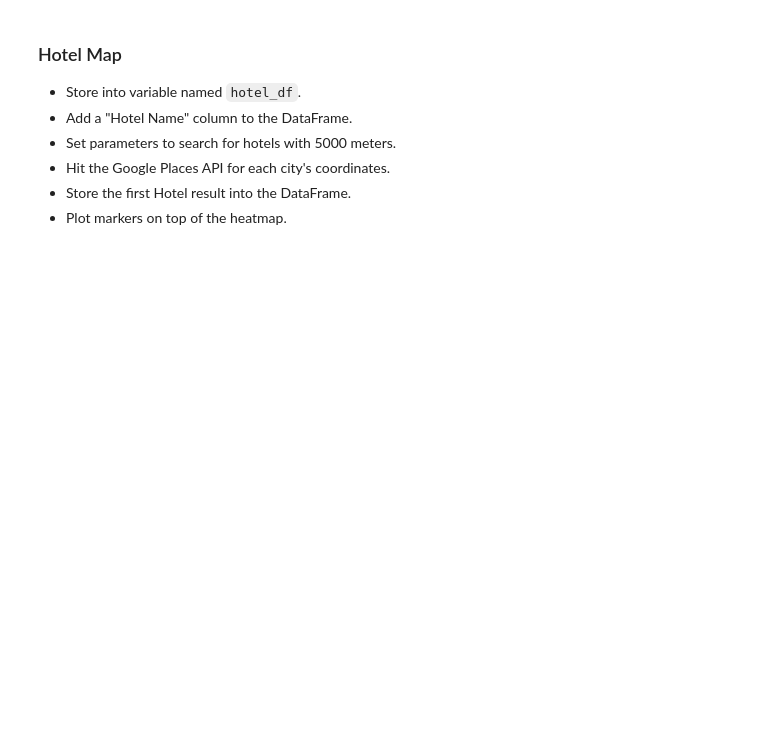
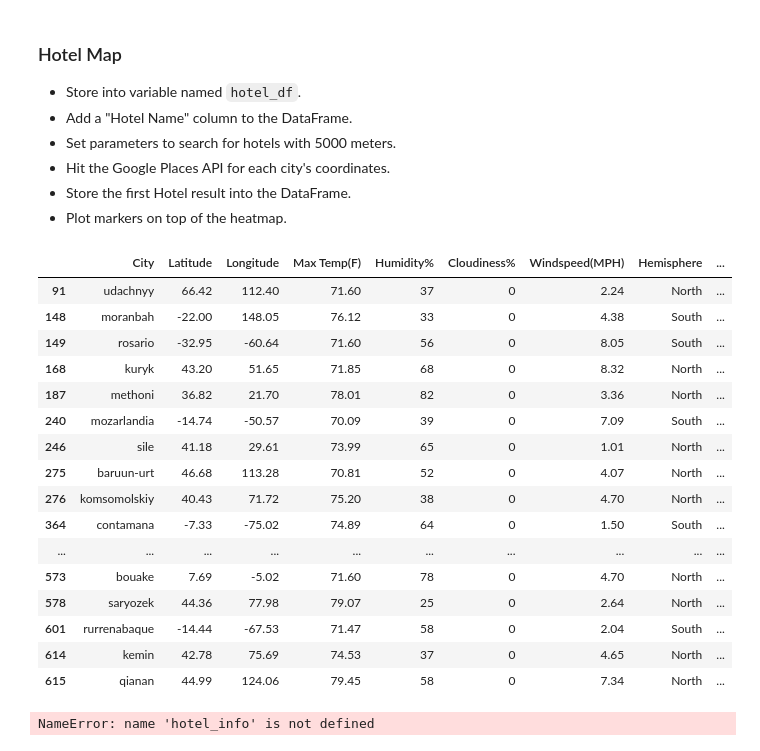
Before and after one commit to MrATX/API_PythonChallenge, a Jupyter notebook: starter_code/VacationPy.ipynb, the cells around one changed output. Cells and saved outputs as stored; diff of their text form; code cells hidden in the pictures; blank space fills up the shorter version.

```diff
--- a/starter_code/VacationPy.ipynb
+++ b/starter_code/VacationPy.ipynb
@@ -65,6 +100,44 @@ fig
 * Hit the Google Places API for each city's coordinates.
 * Store the first Hotel result into the DataFrame.
 * Plot markers on top of the heatmap.
+# %%
+locales = (hotel_df[['Latitude','Longitude']])
+# %%
+for index, row in locales.iterrows():
+    url = "https://maps.googleapis.com/maps/api/place/nearbysearch/json"
+    params = {
+        "location":f"{row[0]},{row[1]}",
+        "radius":5000,
+        "type":"lodging",
+        "key":g_key
+    }
+    response = requests.get(url,params=params).json()
+    results = response["results"]
+
+    try:
+        hotel_df.loc[index,"Hotel Name"] = results[0]["name"]
+    except (KeyError,IndexError):
+        pass
+hotel_df = hotel_df.dropna()
+hotel_df
+# %% [output]
+|  | City | Latitude | Longitude | Max Temp(F) | Humidity% | Cloudiness% | Windspeed(MPH) | Hemisphere | ... |
+| 91 | udachnyy | 66.42 | 112.40 | 71.60 | 37 | 0 | 2.24 | North | ... |
+| 148 | moranbah | -22.00 | 148.05 | 76.12 | 33 | 0 | 4.38 | South | ... |
+| 149 | rosario | -32.95 | -60.64 | 71.60 | 56 | 0 | 8.05 | South | ... |
+| 168 | kuryk | 43.20 | 51.65 | 71.85 | 68 | 0 | 8.32 | North | ... |
+| 187 | methoni | 36.82 | 21.70 | 78.01 | 82 | 0 | 3.36 | North | ... |
+| 240 | mozarlandia | -14.74 | -50.57 | 70.09 | 39 | 0 | 7.09 | South | ... |
+| 246 | sile | 41.18 | 29.61 | 73.99 | 65 | 0 | 1.01 | North | ... |
+| 275 | baruun-urt | 46.68 | 113.28 | 70.81 | 52 | 0 | 4.07 | North | ... |
+| 276 | komsomolskiy | 40.43 | 71.72 | 75.20 | 38 | 0 | 4.70 | North | ... |
+| 364 | contamana | -7.33 | -75.02 | 74.89 | 64 | 0 | 1.50 | South | ... |
+| ... | ... | ... | ... | ... | ... | ... | ... | ... | ... |
+| 573 | bouake | 7.69 | -5.02 | 71.60 | 78 | 0 | 4.70 | North | ... |
+| 578 | saryozek | 44.36 | 77.98 | 79.07 | 25 | 0 | 2.64 | North | ... |
+| 601 | rurrenabaque | -14.44 | -67.53 | 71.47 | 58 | 0 | 2.04 | South | ... |
+| 614 | kemin | 42.78 | 75.69 | 74.53 | 37 | 0 | 4.65 | North | ... |
+| 615 | qianan | 44.99 | 124.06 | 79.45 | 58 | 0 | 7.34 | North | ... |
 # %%
 # NOTE: Do not change any of the code in this cell
 
@@ -82,6 +155,11 @@ hotel_info = [info_box_template.format(**row) for index, row in hotel_df.iterrow
 locations = hotel_df[["Lat", "Lng"]]
 # %%
 # Add marker layer ontop of heat map
+markers=gmaps.marker_layer(locations, info_box_content=hotel_info)
+fig.add_layer(markers)
 
 
 # Display figure
+fig
+# %% [output]
+NameError: name 'hotel_info' is not defined
```
Also changed, not shown: parts of 2 cells of this notebook, 1 other file.
